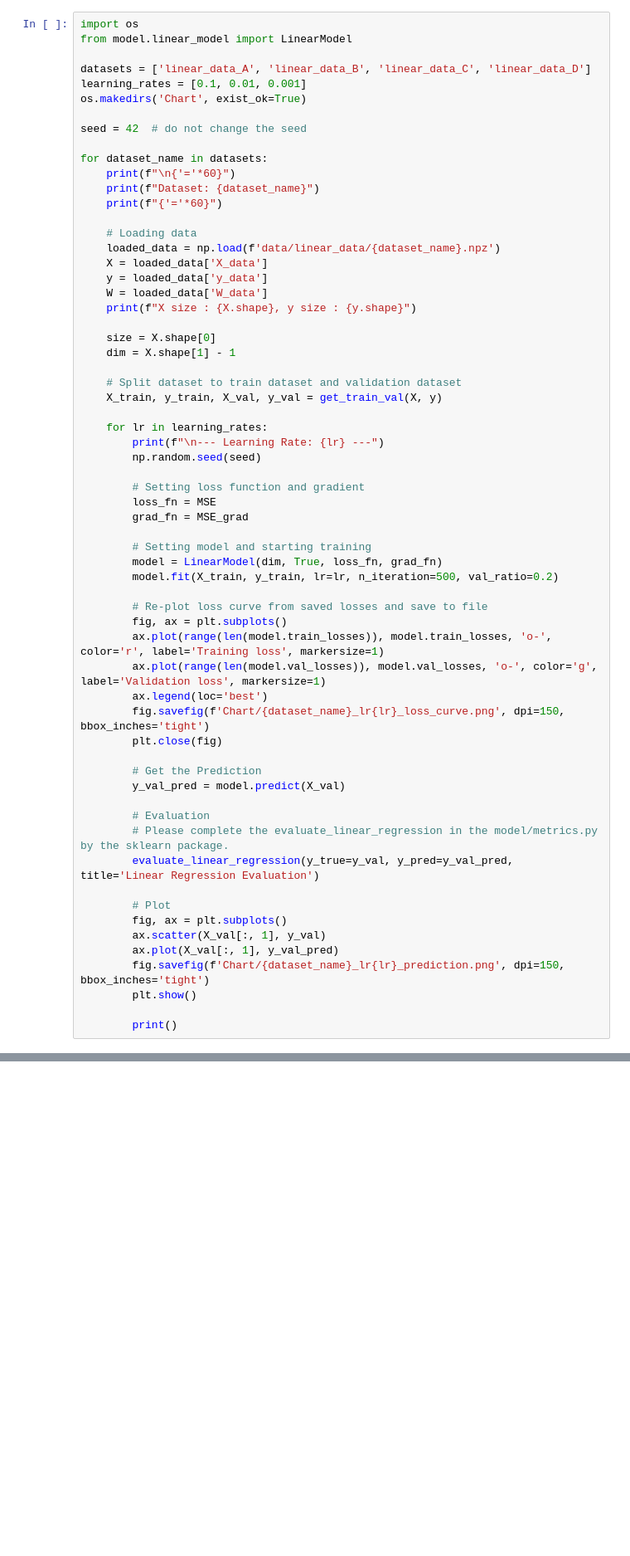
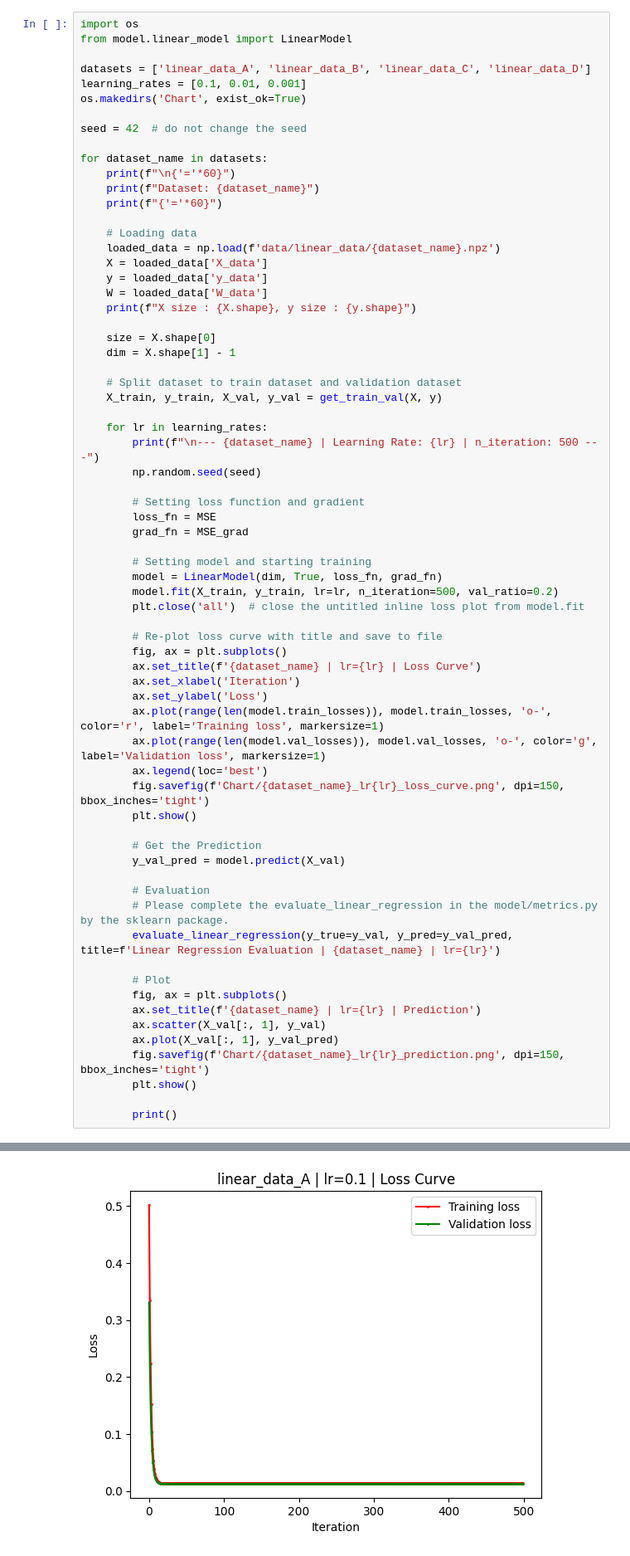
Before and after one commit to Ashurali/DM2026-Assignment-1-MKS, a Jupyter notebook: Linear_Regression.ipynb, the cells around one changed output, grey strips where cells are left out. Shown at 83% size. Saved outputs shown, nothing was run; the diff lists cells and outputs as text; blank space fills up the shorter version.

```diff
--- a/Linear_Regression.ipynb
+++ b/Linear_Regression.ipynb
@@ -55,7 +55,7 @@ for dataset_name in datasets:
     X_train, y_train, X_val, y_val = get_train_val(X, y)
 
     for lr in learning_rates:
-        print(f"\n--- Learning Rate: {lr} ---")
+        print(f"\n--- {dataset_name} | Learning Rate: {lr} | n_iteration: 500 ---")
         np.random.seed(seed)
 
         # Setting loss function and gradient
@@ -65,24 +65,29 @@ for dataset_name in datasets:
         # Setting model and starting training
         model = LinearModel(dim, True, loss_fn, grad_fn)
         model.fit(X_train, y_train, lr=lr, n_iteration=500, val_ratio=0.2)
+        plt.close('all')  # close the untitled inline loss plot from model.fit
 
-        # Re-plot loss curve from saved losses and save to file
+        # Re-plot loss curve with title and save to file
         fig, ax = plt.subplots()
+        ax.set_title(f'{dataset_name} | lr={lr} | Loss Curve')
+        ax.set_xlabel('Iteration')
+        ax.set_ylabel('Loss')
         ax.plot(range(len(model.train_losses)), model.train_losses, 'o-', color='r', label='Training loss', markersize=1)
         ax.plot(range(len(model.val_losses)), model.val_losses, 'o-', color='g', label='Validation loss', markersize=1)
         ax.legend(loc='best')
         fig.savefig(f'Chart/{dataset_name}_lr{lr}_loss_curve.png', dpi=150, bbox_inches='tight')
-        plt.close(fig)
+        plt.show()
 
         # Get the Prediction
         y_val_pred = model.predict(X_val)
 
         # Evaluation
         # Please complete the evaluate_linear_regression in the model/metrics.py by the sklearn package.
-        evaluate_linear_regression(y_true=y_val, y_pred=y_val_pred, title='Linear Regression Evaluation')
+        evaluate_linear_regression(y_true=y_val, y_pred=y_val_pred, title=f'Linear Regression Evaluation | {dataset_name} | lr={lr}')
 
         # Plot
         fig, ax = plt.subplots()
+        ax.set_title(f'{dataset_name} | lr={lr} | Prediction')
         ax.scatter(X_val[:, 1], y_val)
         ax.plot(X_val[:, 1], y_val_pred)
         fig.savefig(f'Chart/{dataset_name}_lr{lr}_prediction.png', dpi=150, bbox_inches='tight')
@@ -99,11 +104,12 @@ X size : (1600, 2), y size : (1600,)
 50. Training loss: 0.013423623061455565, Val loss:0.012580010701461058
 100. Training loss: 0.013423622480987135, Val loss:0.012580089713127157
 150. Training loss: 0.013423622480987133, Val loss:0.012580089715050587
 200. Training loss: 0.013423622480987133, Val loss:0.012580089715050636
 250. Training loss: 0.013423622480987133, Val loss:0.012580089715050636
 300. Training loss: 0.013423622480987133, Val loss:0.012580089715050636
 350. Training loss: 0.013423622480987133, Val loss:0.012580089715050636
 400. Training loss: 0.013423622480987133, Val loss:0.012580089715050636
 450. Training loss: 0.013423622480987133, Val loss:0.012580089715050636
 500. Training loss: 0.013423622480987133, Val loss:0.012580089715050636
 [figure]
+[figure, new version]
```
Also changed, not shown: parts of 1 cell of this notebook, 24 other files.
